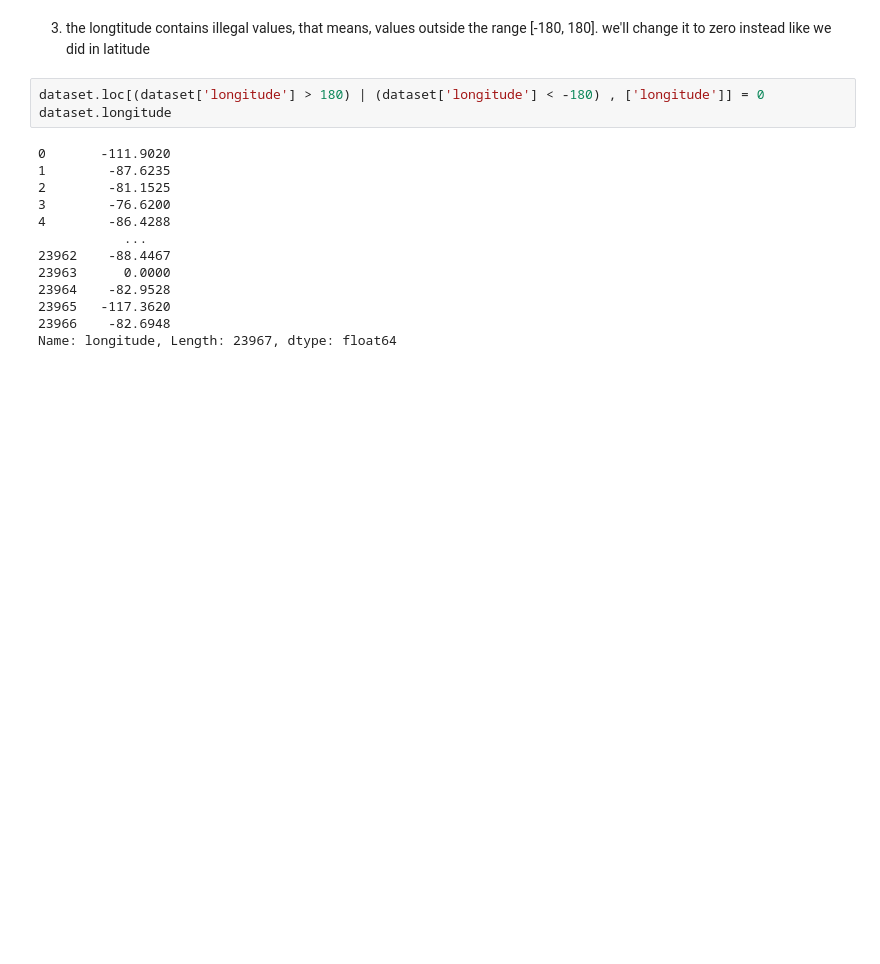
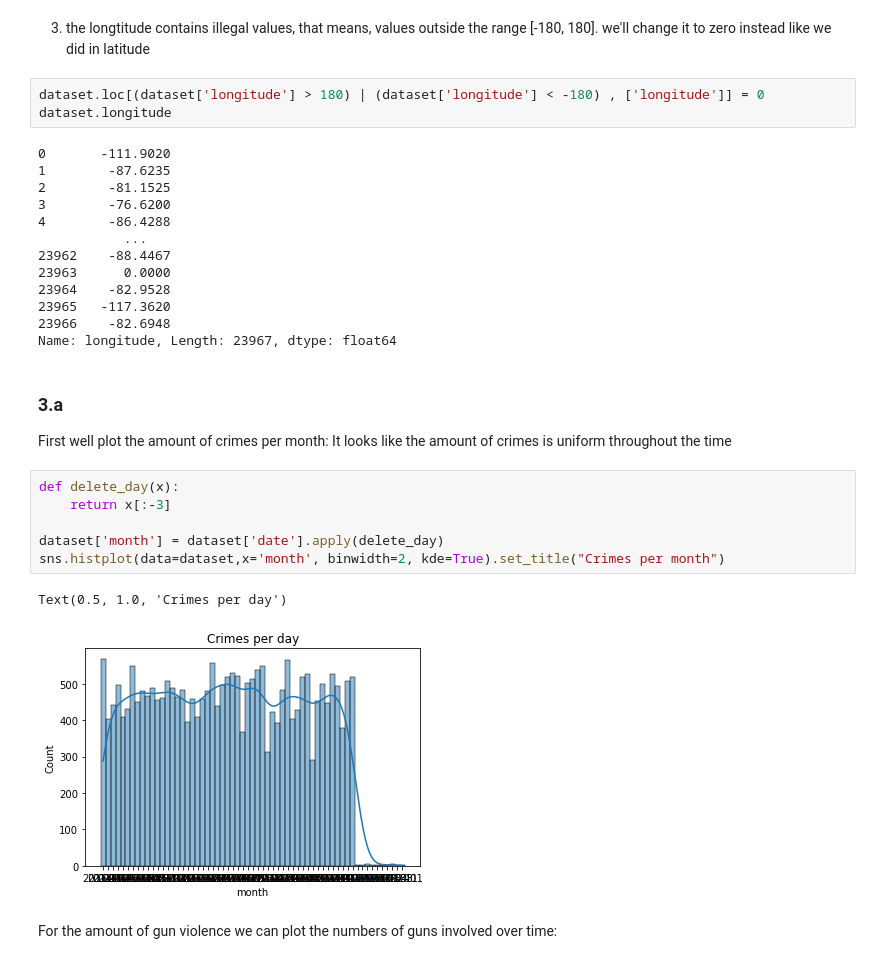
Before and after one commit to razbareli/Applied-Competitive-Lab-in-Data-Science-67818, a Jupyter notebook: week1/sol1.ipynb, the cells around one changed output. Saved outputs shown, nothing was run; the diff lists cells and outputs as text; blank space fills up the shorter version.

```diff
--- a/week1/sol1.ipynb
+++ b/week1/sol1.ipynb
@@ -137,3 +137,17 @@ dataset.longitude
 23965   -117.3620
 23966    -82.6948
 Name: longitude, Length: 23967, dtype: float64
+# %% [markdown]
+### 3.a
+First well plot the amount of crimes per month: It looks like the amount of crimes is uniform throughout the time
+# %%
+def delete_day(x):
+    return x[:-3]
+
+dataset['month'] = dataset['date'].apply(delete_day)
+sns.histplot(data=dataset,x='month', binwidth=2, kde=True).set_title("Crimes per month")
+# %% [output]
+Text(0.5, 1.0, 'Crimes per day')
+[figure, added]
+# %% [markdown]
+For the amount of gun violence we can plot the numbers of guns involved over time:
```
Also changed, not shown: 1 other file.
